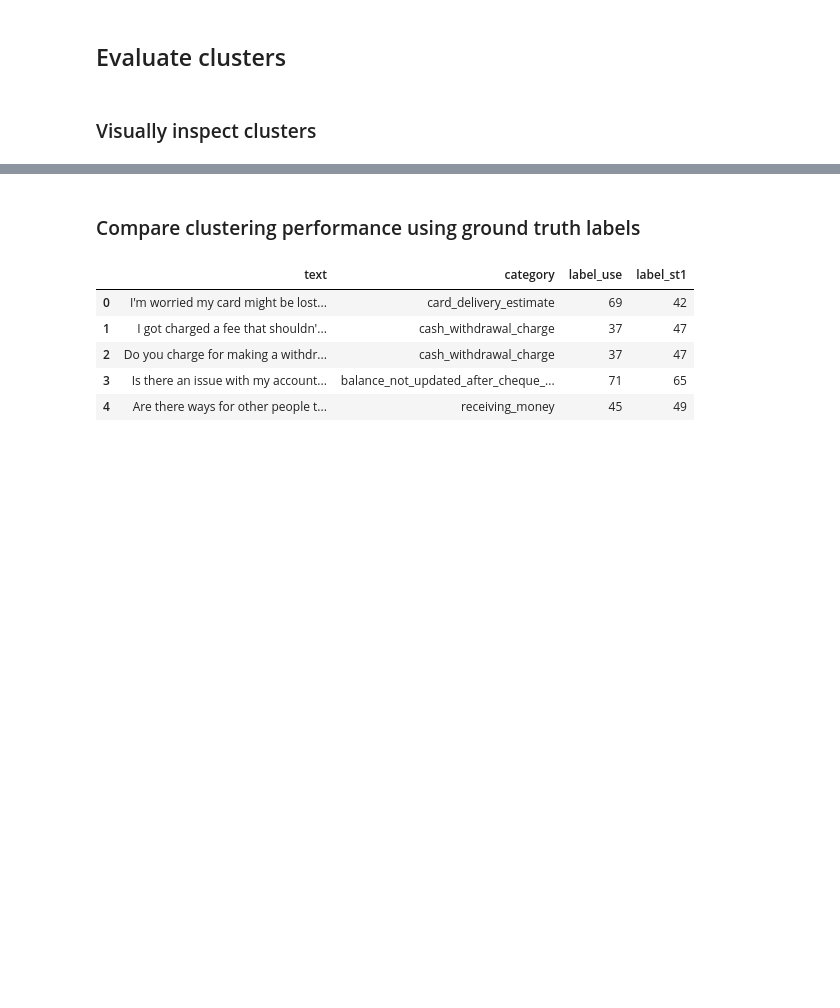
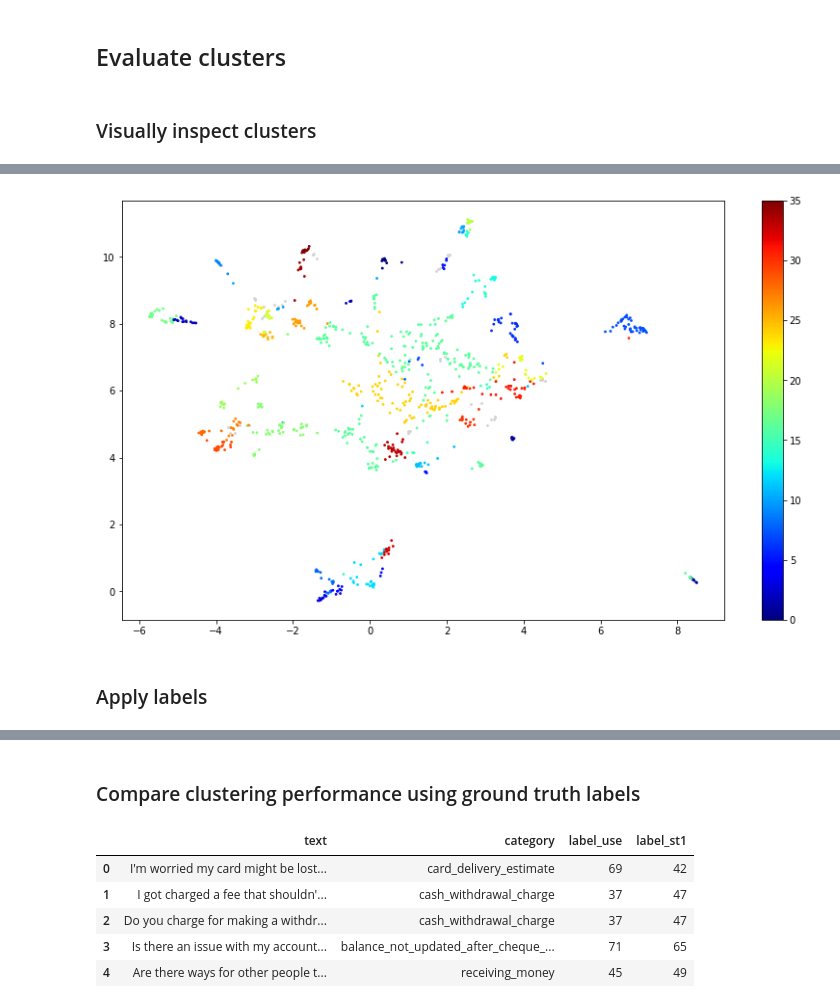
Before and after one commit to dborrelli/chat-intents, a Jupyter notebook: notebooks/chatintents_tutorial.ipynb, the cells around one changed output, grey strips where cells are left out. Cells and saved outputs as stored; diff of their text form; code cells hidden in the pictures; blank space fills up the shorter version.

```diff
--- a/notebooks/chatintents_tutorial.ipynb
+++ b/notebooks/chatintents_tutorial.ipynb
@@ -280,0 +240,6 @@ plot_clusters(embeddings_st2, best_clusters_st3)
+# %%
+model_st3.plot_best_clusters()
+# %% [output]
+[figure, added]
+# %% [markdown]
+### Apply labels
```
Also changed, not shown: parts of 34 cells of this notebook, 1 other file.
